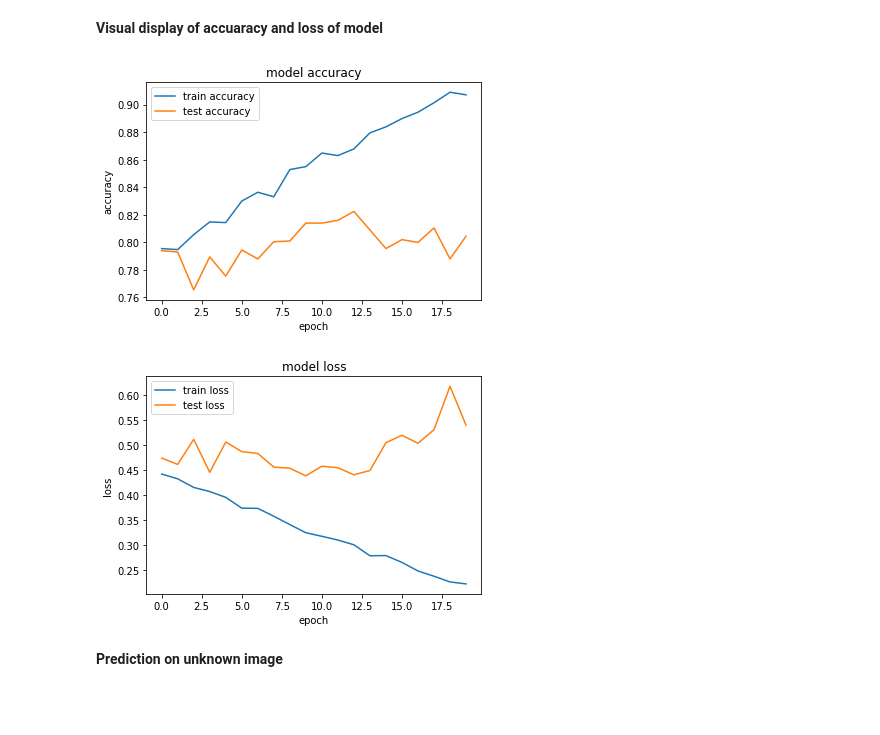
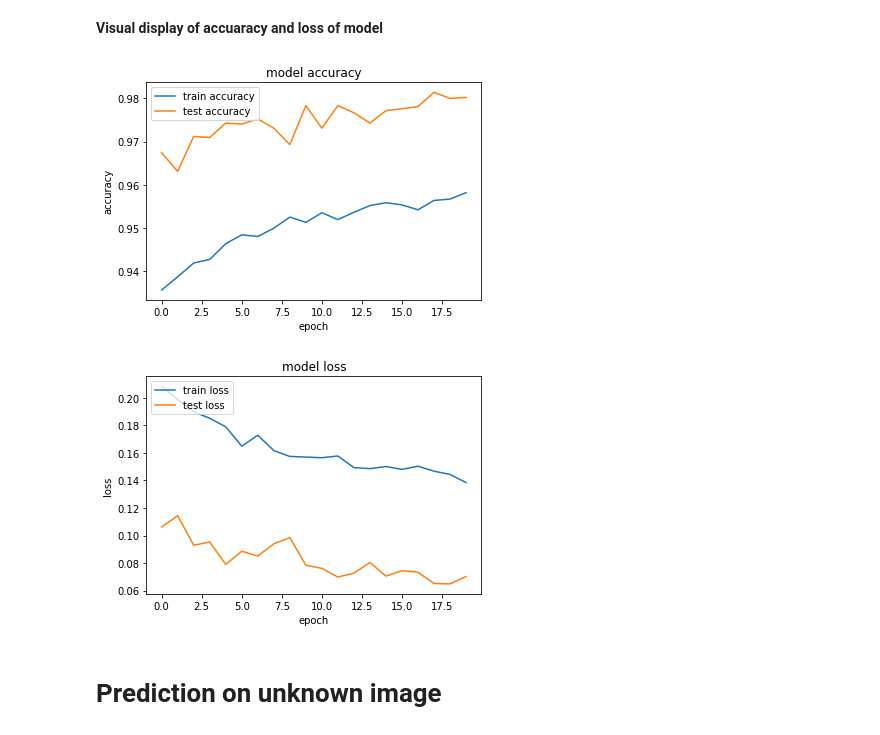
Before and after one commit to sujitkoley9/Digit-recognizer, a Jupyter notebook: Digit Recognizer.ipynb, the cells around one changed output. Drawn from its saved outputs; the diff is of its cells as text; code cells hidden in the pictures; blank space fills up the shorter version.

````diff
--- a/Digit Recognizer.ipynb
+++ b/Digit Recognizer.ipynb
@@ -43,8 +121,9 @@ classifier.add(Flatten())
 # %% [markdown]
 **Step 5 - Full connection**
 # %%
-classifier.add(Dense(128, activation = 'relu'))
-classifier.add(Dense(1, activation = 'sigmoid'))
+classifier.add(Dense(256, activation = 'relu'))
+classifier.add(Dropout(0.5))
+classifier.add(Dense(10, activation = 'softmax'))
 # %% [markdown]
 **Step 6 -Compiling the CNN**
 
@@ -78,7 +157,7 @@ classifier.add(Dense(1, activation = 'sigmoid'))
 
 ```
 # %%
-classifier.compile(optimizer = 'adam', loss = 'binary_crossentropy', metrics = ['accuracy'])
+classifier.compile(optimizer = 'adam', loss = 'categorical_crossentropy', metrics = ['accuracy'])
 # %% [markdown]
 **Step 7: Image augmentation**
 
@@ -118,13 +166,26 @@ Found 2000 images belonging to 2 classes.
+# %%
+# Batch size
+batch_size=32
+
+datagen  = ImageDataGenerator( shear_range = 0.2,
+                               zoom_range = 0.2,
+                               width_shift_range=0.1,  # randomly shift images horizontally (fraction of total width)
+                               height_shift_range=0.1,  # randomly shift images vertically (fraction of total height)
+                               horizontal_flip = True)
+
+
+batches     = datagen.flow(X_train, Y_train, batch_size=batch_size)
+val_batches = datagen.flow(X_val, Y_val, batch_size=batch_size)
 # %% [markdown]
 **Step 8 - Fitting the CNN to the images**
 
 ***Explanation:***
 Epochs = 64 and steps_per_epoch=100 means ---we want to go over our training data 64 times and each time we will make gradient updates 100 times with different data.
 # %%
-history = classifier.fit_generator(training_set,
-                         steps_per_epoch = len(training_set),
+history = classifier.fit_generator(batches,
+                         steps_per_epoch = len(batches),
                          epochs = 20,
-                         validation_data = test_set,
-                         validation_steps = len(test_set))
+                         validation_data = val_batches,
+                         validation_steps = len(val_batches))
 # %% [output]
 Epoch 1/20
@@ -148,24 +209,24 @@ Epoch 20/20
 **Visual display of accuaracy and loss of model**
 # %%
 # summarize history for accuracy
-epoch = range(len(history.history['accuracy']))
-plt.plot(epoch,history.history['accuracy'],label="train accuracy")
-plt.plot(epoch,history.history['val_accuracy'],label="test accuracy")
+epoch = range(len(history.history['acc']))
+plt.plot(epoch,history.history['acc'],label="train accuracy")
+plt.plot(epoch,history.history['val_acc'],label="test accuracy")
 plt.title('model accuracy')
 plt.ylabel('accuracy')
 plt.xlabel('epoch')
 plt.legend(loc='upper left')
 plt.show()
 # summarize history for loss
 plt.plot(epoch,history.history['loss'],label="train loss")
 plt.plot(epoch,history.history['val_loss'],label="test loss" )
 plt.title('model loss')
 plt.ylabel('loss')
 plt.xlabel('epoch')
 plt.legend(loc='upper left')
 plt.show()
 # %% [output]
-[figure, old version]
+[figure, new version]
-[figure, old version]
+[figure, new version]
 # %% [markdown]
-  **Prediction on unknown image**
+# Prediction on unknown image
````
Also changed, not shown: parts of 31 cells of this notebook.
